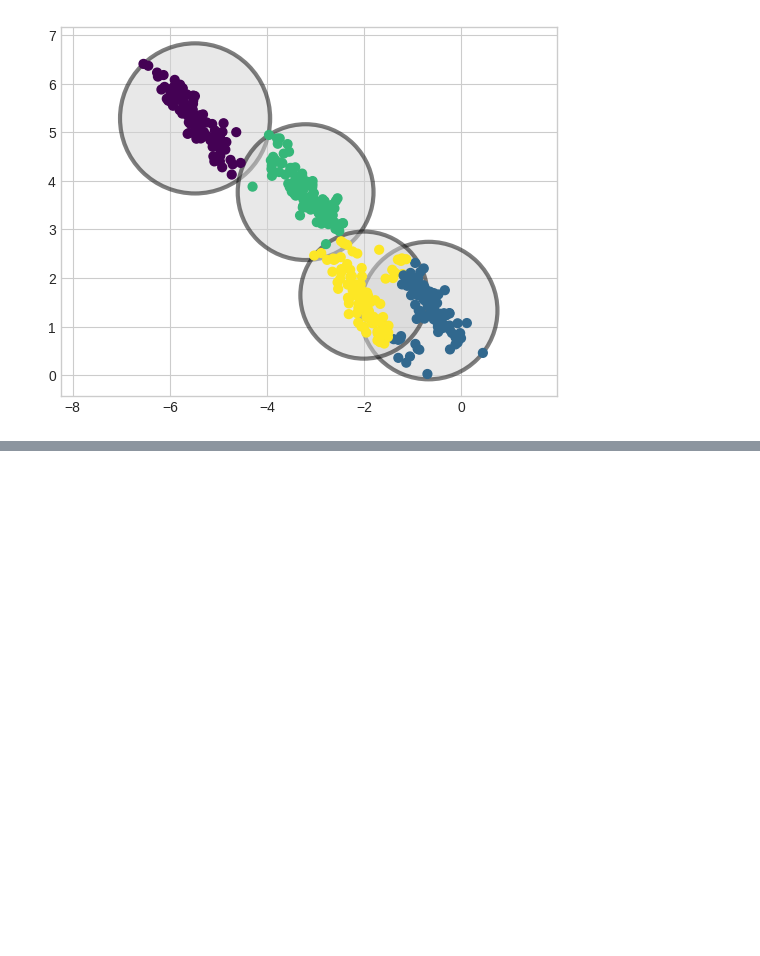
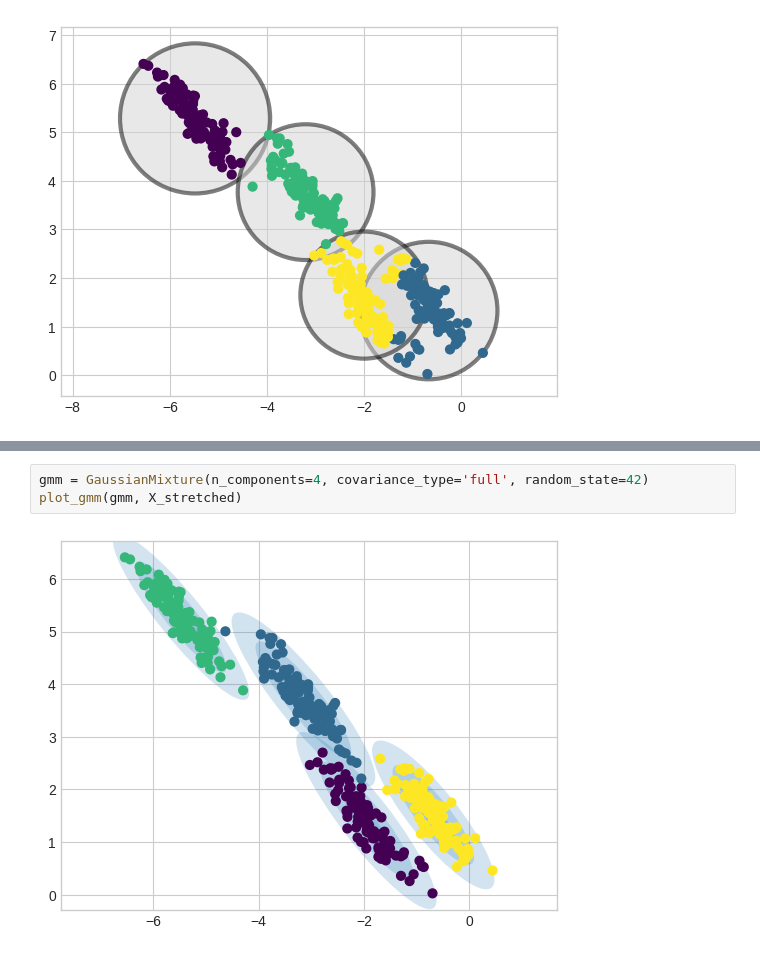
Before and after one commit to hyakuroume/datascience_handbook, a Jupyter notebook: Gaussian_Mixture_Models.ipynb, the cells around one changed output, grey strips where cells are left out. Drawn from its saved outputs; the diff is of its cells as text; blank space fills up the shorter version.

```diff
--- a/Gaussian_Mixture_Models.ipynb
+++ b/Gaussian_Mixture_Models.ipynb
@@ -52,0 +119,5 @@ plot_kmeans(kmeans, X_stretched)
+# %%
+gmm = GaussianMixture(n_components=4, covariance_type='full', random_state=42)
+plot_gmm(gmm, X_stretched)
+# %% [output]
+[figure, added]
```
Also changed, not shown: parts of 7 cells of this notebook.
